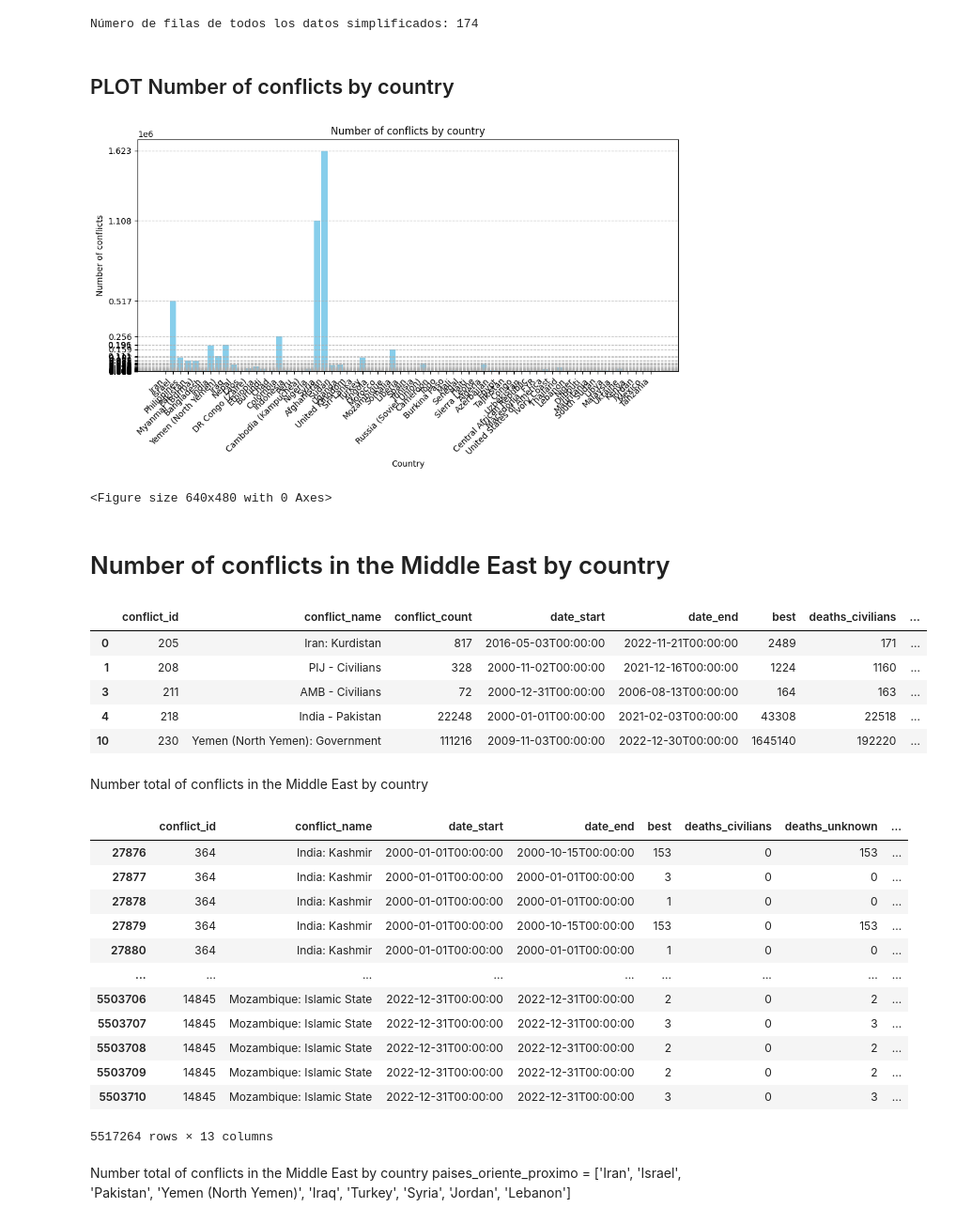
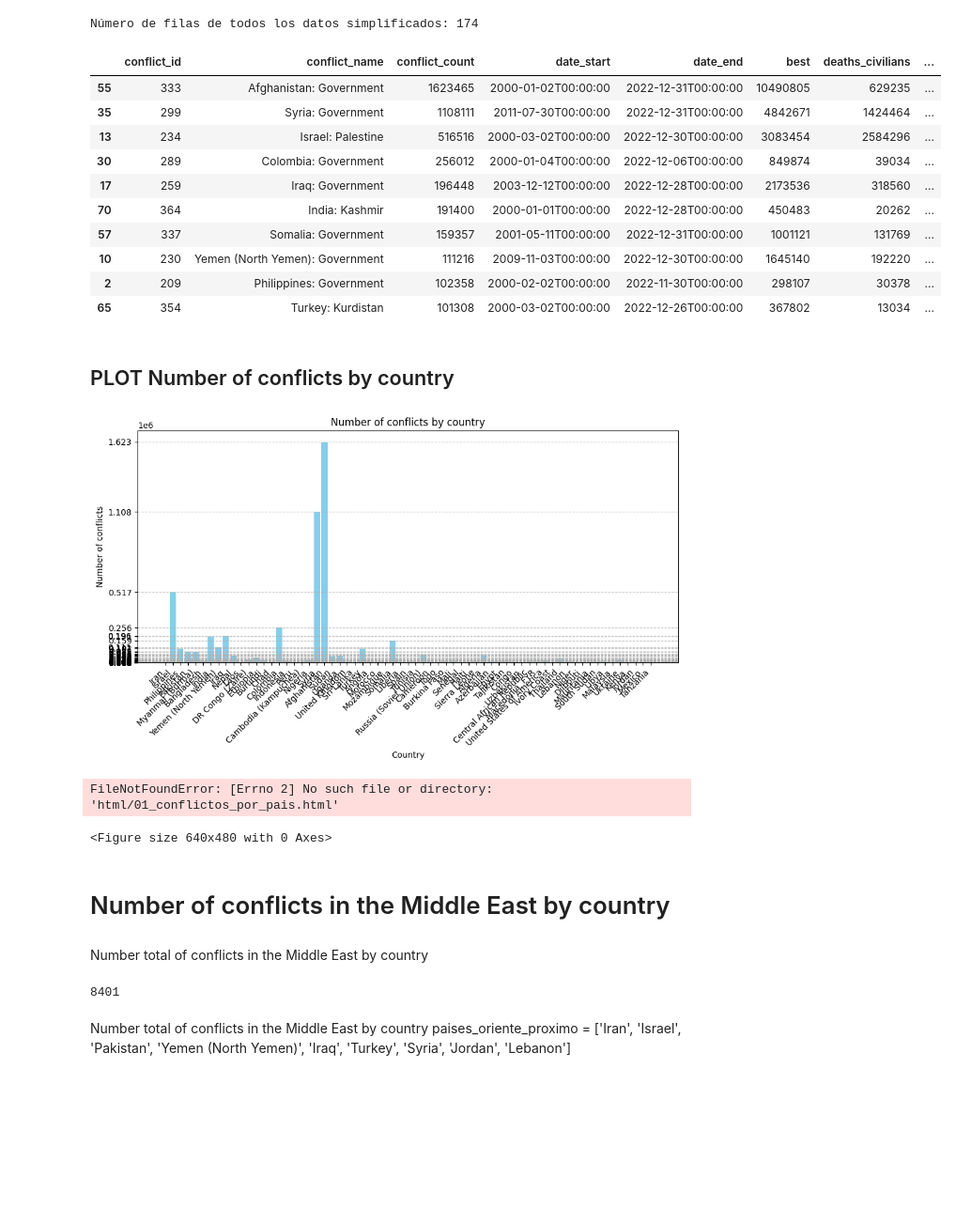
Before and after one commit to sirtxo/-EDA_MiddleEast_Conflicts_Energy, a Jupyter notebook: notebooks/Data_Analisis.ipynb, the cells around one changed output. Shown at 94% size. Saved outputs shown, nothing was run; the diff lists cells and outputs as text; code cells hidden in the pictures; blank space fills up the shorter version.

```diff
--- a/notebooks/Data_Analisis.ipynb
+++ b/notebooks/Data_Analisis.ipynb
@@ -9,7 +9,7 @@ from functions import *
 # Get initial conflict data filtered
 # %%
 warnings.filterwarnings("ignore")
-data = pd.read_csv('docs/conflicts_events_FULL_filtered.csv', low_memory=False)
+data = pd.read_csv('../docs/conflicts_events_FULL_filtered.csv', low_memory=False)
 data
 # %% [output]
 |  | conflict_id | conflict_name | date_start | date_end | best | deaths_civilians | deaths_unknown | ... |
@@ -77,11 +77,23 @@ data_simplified.head()
 print("Número de filas de todos los datos simplificados:", data_simplified.shape[0])
 # %% [output]
 Número de filas de todos los datos simplificados: 174
+# %%
+data_simplified.sort_values(by=['conflict_count'], ascending=[ False]).head(10)
+# %% [output]
+|  | conflict_id | conflict_name | conflict_count | date_start | date_end | best | deaths_civilians | ... |
+| 55 | 333 | Afghanistan: Government | 1623465 | 2000-01-02T00:00:00 | 2022-12-31T00:00:00 | 10490805 | 629235 | ... |
+| 35 | 299 | Syria: Government | 1108111 | 2011-07-30T00:00:00 | 2022-12-31T00:00:00 | 4842671 | 1424464 | ... |
+| 13 | 234 | Israel: Palestine | 516516 | 2000-03-02T00:00:00 | 2022-12-30T00:00:00 | 3083454 | 2584296 | ... |
+| 30 | 289 | Colombia: Government | 256012 | 2000-01-04T00:00:00 | 2022-12-06T00:00:00 | 849874 | 39034 | ... |
+| 17 | 259 | Iraq: Government | 196448 | 2003-12-12T00:00:00 | 2022-12-28T00:00:00 | 2173536 | 318560 | ... |
+| 70 | 364 | India: Kashmir | 191400 | 2000-01-01T00:00:00 | 2022-12-28T00:00:00 | 450483 | 20262 | ... |
+| 57 | 337 | Somalia: Government | 159357 | 2001-05-11T00:00:00 | 2022-12-31T00:00:00 | 1001121 | 131769 | ... |
+| 10 | 230 | Yemen (North Yemen): Government | 111216 | 2009-11-03T00:00:00 | 2022-12-30T00:00:00 | 1645140 | 192220 | ... |
+| 2 | 209 | Philippines: Government | 102358 | 2000-02-02T00:00:00 | 2022-11-30T00:00:00 | 298107 | 30378 | ... |
+| 65 | 354 | Turkey: Kurdistan | 101308 | 2000-03-02T00:00:00 | 2022-12-26T00:00:00 | 367802 | 13034 | ... |
 # %% [markdown]
 ## PLOT Number of conflicts by country
 # %%
-
-
 plt.figure(figsize=(10, 6))
 plt.bar(data_simplified['country'], data_simplified['conflict_count'], color='skyblue')
 plt.title('Number of conflicts by country')
@@ -102,38 +114,25 @@ with open('html/01_conflictos_por_pais.html', 'w') as file:
     file.write(html_output)
 # %% [output]
 [figure]
-<Figure size 640x480 with 0 Axes>
+FileNotFoundError: [Errno 2] No such file or directory: 'html/01_conflictos_por_pais.html'
+<Figure size 640x480 with 0 Axes>
 # %% [markdown]
 # Number of conflicts in the Middle East by country
 # %%
-paises_oriente_proximo = ['Iran', 'Israel', 'Pakistan', 'Yemen (North Yemen)', 'Iraq', 'Turkey', 'Syria', 'Jordan', 'Lebanon']
-data_oriente_proximo = data_simplified[data_simplified['country'].isin(paises_oriente_proximo)]
+data = pd.read_csv('../docs/conflicts_events_FULL_filtered.csv', low_memory=False)
+paises_oriente_proximo = ['Iran', 'Israel', 'Pakistan', 'Iraq', 'Turkey', 'Syria', 'Jordan']
+data_oriente_proximo = data[data['country'].isin(paises_oriente_proximo)]
 data_oriente_proximo.head()
-# %% [output]
-|  | conflict_id | conflict_name | conflict_count | date_start | date_end | best | deaths_civilians | ... |
-| 0 | 205 | Iran: Kurdistan | 817 | 2016-05-03T00:00:00 | 2022-11-21T00:00:00 | 2489 | 171 | ... |
-| 1 | 208 | PIJ - Civilians | 328 | 2000-11-02T00:00:00 | 2021-12-16T00:00:00 | 1224 | 1160 | ... |
-| 3 | 211 | AMB - Civilians | 72 | 2000-12-31T00:00:00 | 2006-08-13T00:00:00 | 164 | 163 | ... |
-| 4 | 218 | India - Pakistan | 22248 | 2000-01-01T00:00:00 | 2021-02-03T00:00:00 | 43308 | 22518 | ... |
-| 10 | 230 | Yemen (North Yemen): Government | 111216 | 2009-11-03T00:00:00 | 2022-12-30T00:00:00 | 1645140 | 192220 | ... |
 # %% [markdown]
 Number total of conflicts in the Middle East by country
 # %%
-data_sorted = data.sort_values(by=['date_start', 'conflict_count'], ascending=[True, False])
-data_sorted
+conteo_conflictos = data['conflict_id'].value_counts().reset_index()
+conteo_conflictos.columns = ['conflict_id', 'conflict_count']
+data = data.merge(conteo_conflictos, on='conflict_id')
+conflicts_by_day = data.groupby('date_start').size().reset_index(name='conflict_count')
+conflicts_by_day_sorted = conflicts_by_day.sort_values(by=['date_start', 'conflict_count'], ascending=[True, False])
+conflicts_by_day_sorted.shape[0]
 # %% [output]
-|  | conflict_id | conflict_name | date_start | date_end | best | deaths_civilians | deaths_unknown | ... |
-| 27876 | 364 | India: Kashmir | 2000-01-01T00:00:00 | 2000-10-15T00:00:00 | 153 | 0 | 153 | ... |
-| 27877 | 364 | India: Kashmir | 2000-01-01T00:00:00 | 2000-01-01T00:00:00 | 3 | 0 | 0 | ... |
-| 27878 | 364 | India: Kashmir | 2000-01-01T00:00:00 | 2000-01-01T00:00:00 | 1 | 0 | 0 | ... |
-| 27879 | 364 | India: Kashmir | 2000-01-01T00:00:00 | 2000-10-15T00:00:00 | 153 | 0 | 153 | ... |
-| 27880 | 364 | India: Kashmir | 2000-01-01T00:00:00 | 2000-01-01T00:00:00 | 1 | 0 | 0 | ... |
-| ... | ... | ... | ... | ... | ... | ... | ... | ... |
-| 5503706 | 14845 | Mozambique: Islamic State | 2022-12-31T00:00:00 | 2022-12-31T00:00:00 | 2 | 0 | 2 | ... |
-| 5503707 | 14845 | Mozambique: Islamic State | 2022-12-31T00:00:00 | 2022-12-31T00:00:00 | 3 | 0 | 3 | ... |
-| 5503708 | 14845 | Mozambique: Islamic State | 2022-12-31T00:00:00 | 2022-12-31T00:00:00 | 2 | 0 | 2 | ... |
-| 5503709 | 14845 | Mozambique: Islamic State | 2022-12-31T00:00:00 | 2022-12-31T00:00:00 | 2 | 0 | 2 | ... |
-| 5503710 | 14845 | Mozambique: Islamic State | 2022-12-31T00:00:00 | 2022-12-31T00:00:00 | 3 | 0 | 3 | ... |
-5517264 rows × 13 columns
+8401
 # %% [markdown]
 Number total of conflicts in the Middle East by country paises_oriente_proximo = ['Iran', 'Israel', 'Pakistan', 'Yemen (North Yemen)', 'Iraq', 'Turkey', 'Syria', 'Jordan', 'Lebanon']
```
Also changed, not shown: parts of 56 cells of this notebook, 2 other files.
